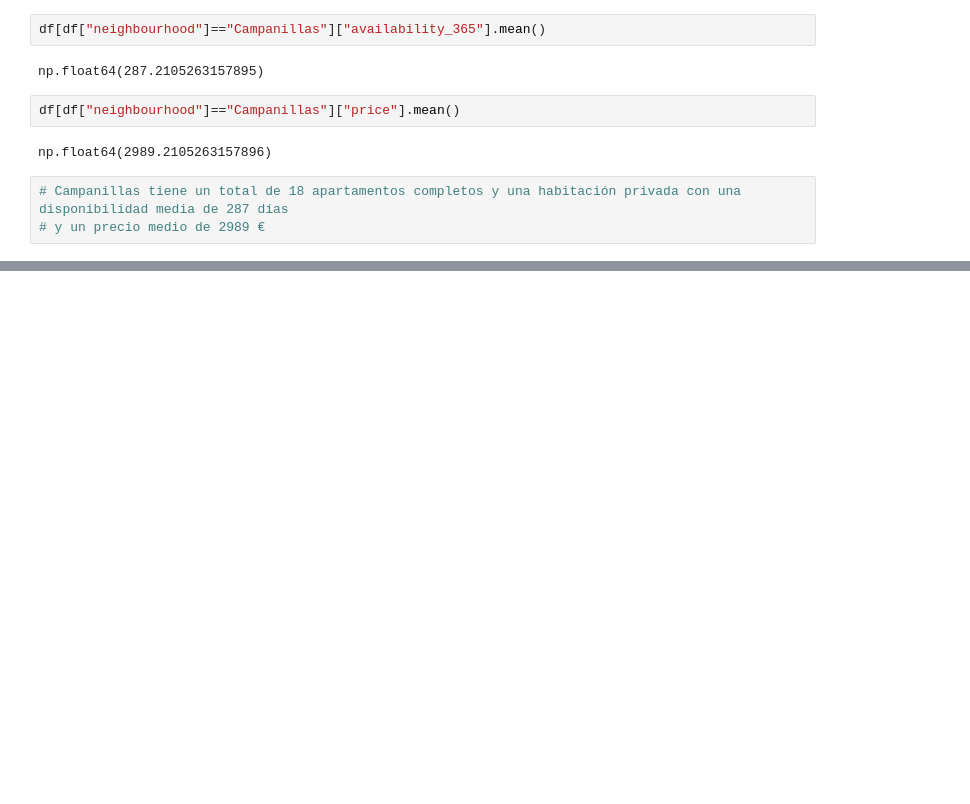
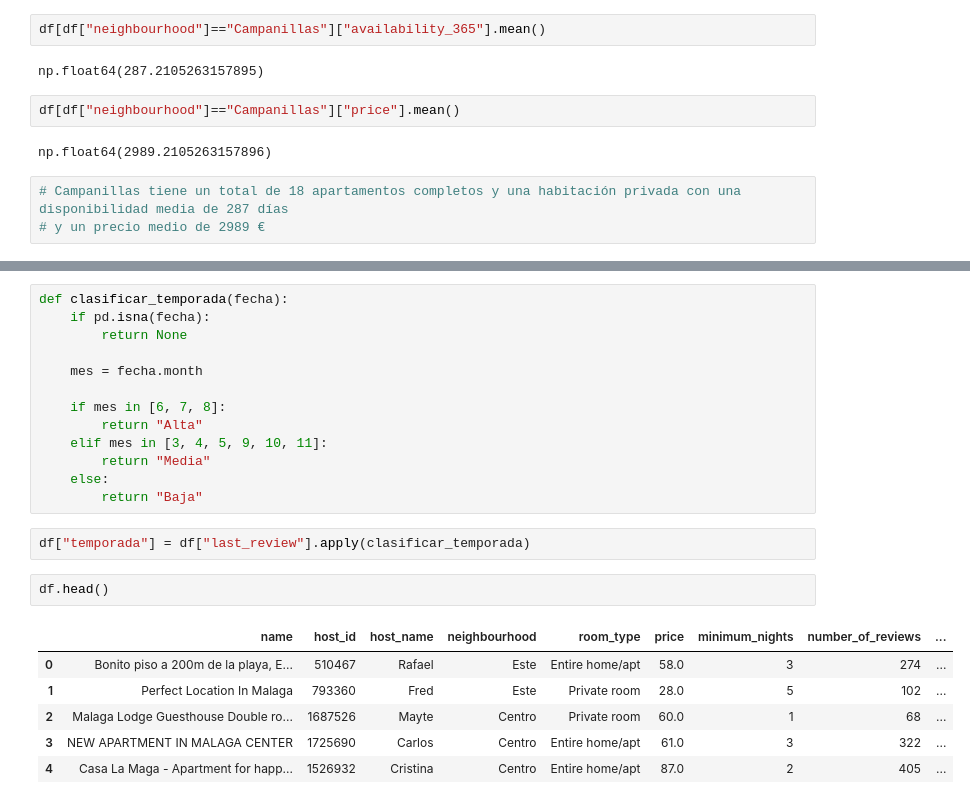
Before and after one commit to MHHsim/Proyect-Break-I, a Jupyter notebook: Pendiente/Analisis_univariable.ipynb, the cells around one changed output, grey strips where cells are left out. Drawn from its saved outputs; the diff is of its cells as text; blank space fills up the shorter version.

```diff
--- a/Pendiente/Analisis_univariable.ipynb
+++ b/Pendiente/Analisis_univariable.ipynb
@@ -198,0 +216,24 @@ np.float64(2989.2105263157896)
+# %%
+def clasificar_temporada(fecha):
+    if pd.isna(fecha):
+        return None
+
+    mes = fecha.month
+
+    if mes in [6, 7, 8]:
+        return "Alta"
+    elif mes in [3, 4, 5, 9, 10, 11]:
+        return "Media"
+    else:
+        return "Baja"
+# %%
+df["temporada"] = df["last_review"].apply(clasificar_temporada)
+# %%
+df.head()
+# %% [output]
+|  | name | host_id | host_name | neighbourhood | room_type | price | minimum_nights | number_of_reviews | ... |
+| 0 | Bonito piso a 200m de la playa, E... | 510467 | Rafael | Este | Entire home/apt | 58.0 | 3 | 274 | ... |
+| 1 | Perfect Location In Malaga | 793360 | Fred | Este | Private room | 28.0 | 5 | 102 | ... |
+| 2 | Malaga Lodge Guesthouse Double ro... | 1687526 | Mayte | Centro | Private room | 60.0 | 1 | 68 | ... |
+| 3 | NEW APARTMENT IN MALAGA CENTER | 1725690 | Carlos | Centro | Entire home/apt | 61.0 | 3 | 322 | ... |
+| 4 | Casa La Maga - Apartment for happ... | 1526932 | Cristina | Centro | Entire home/apt | 87.0 | 2 | 405 | ... |
```
Also changed, not shown: parts of 13 cells of this notebook.
